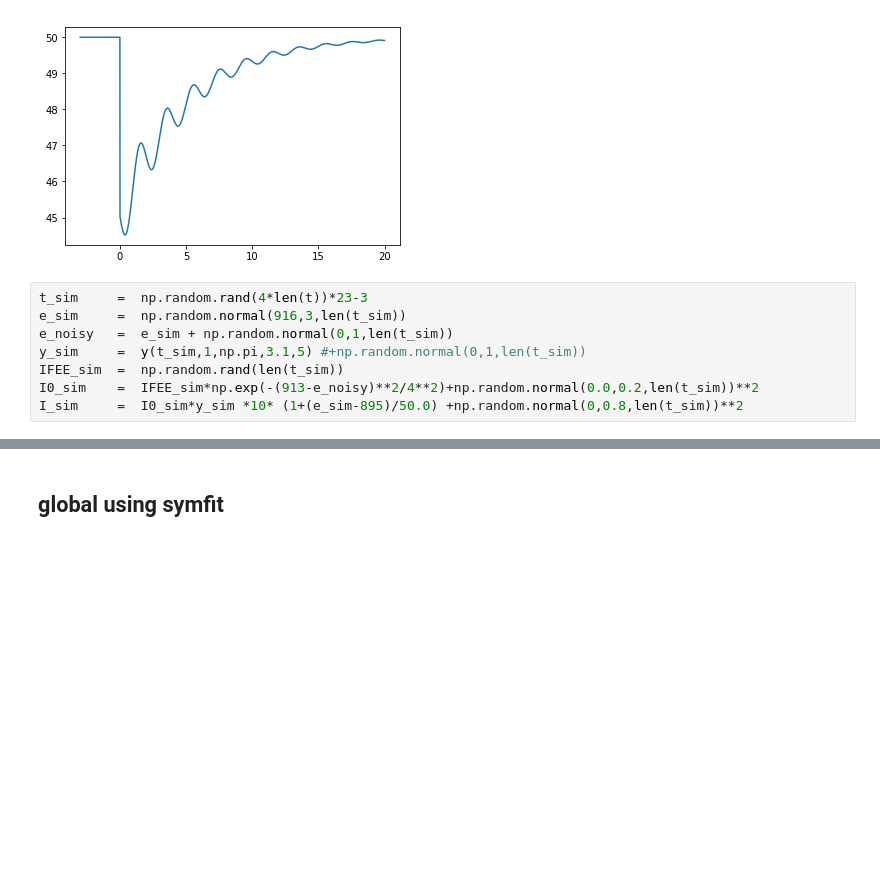
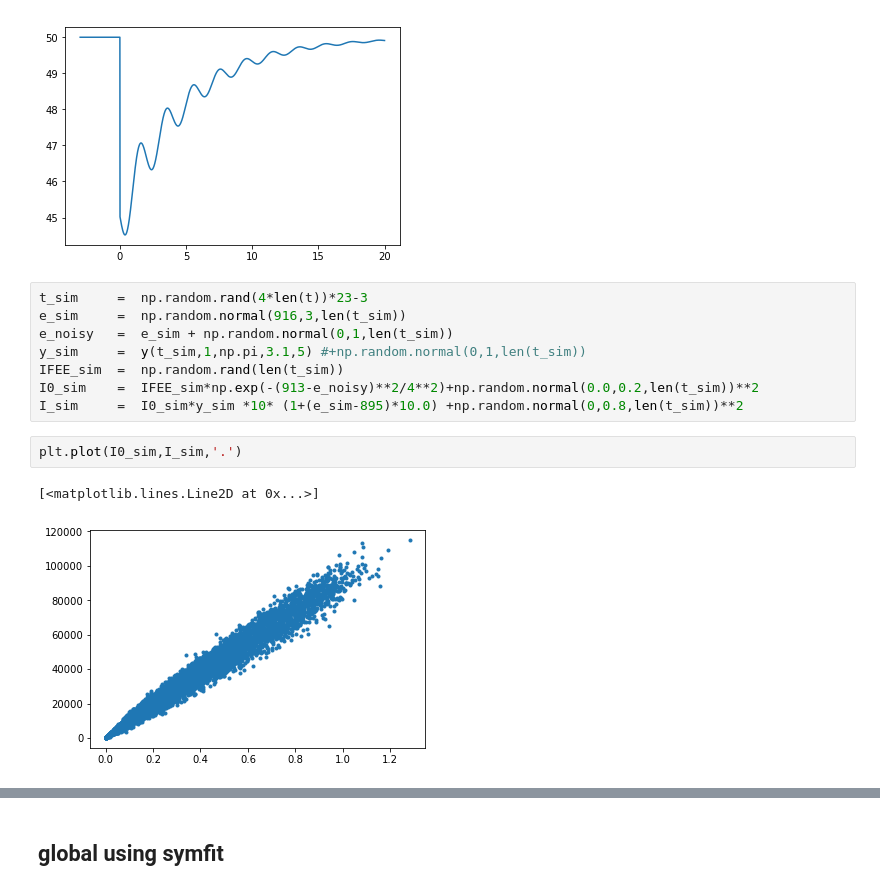
Before and after one commit to sioan/softXRayDataAndControls, a Jupyter notebook: experimentSpecificFiles/sxri0414/pump_probe_sim.ipynb, the cells around one changed output, grey strips where cells are left out. Drawn from its saved outputs; the diff is of its cells as text; blank space fills up the shorter version.

```diff
--- a/experimentSpecificFiles/sxri0414/pump_probe_sim.ipynb
+++ b/experimentSpecificFiles/sxri0414/pump_probe_sim.ipynb
@@ -38,7 +38,12 @@ e_noisy   =  e_sim + np.random.normal(0,1,len(t_sim))
 y_sim     =  y(t_sim,1,np.pi,3.1,5) #+np.random.normal(0,1,len(t_sim))
 IFEE_sim  =  np.random.rand(len(t_sim))
 I0_sim    =  IFEE_sim*np.exp(-(913-e_noisy)**2/4**2)+np.random.normal(0.0,0.2,len(t_sim))**2
-I_sim     =  I0_sim*y_sim *10* (1+(e_sim-895)/50.0) +np.random.normal(0,0.8,len(t_sim))**2
+I_sim     =  I0_sim*y_sim *10* (1+(e_sim-895)*10.0) +np.random.normal(0,0.8,len(t_sim))**2
+# %%
+plt.plot(I0_sim,I_sim,'.')
+# %% [output]
+[<matplotlib.lines.Line2D at 0x...>]
+[figure, added]
 # %%
 my_bins = np.arange(900,930,0.3)
 
```
Also changed, not shown: parts of 14 cells of this notebook.
